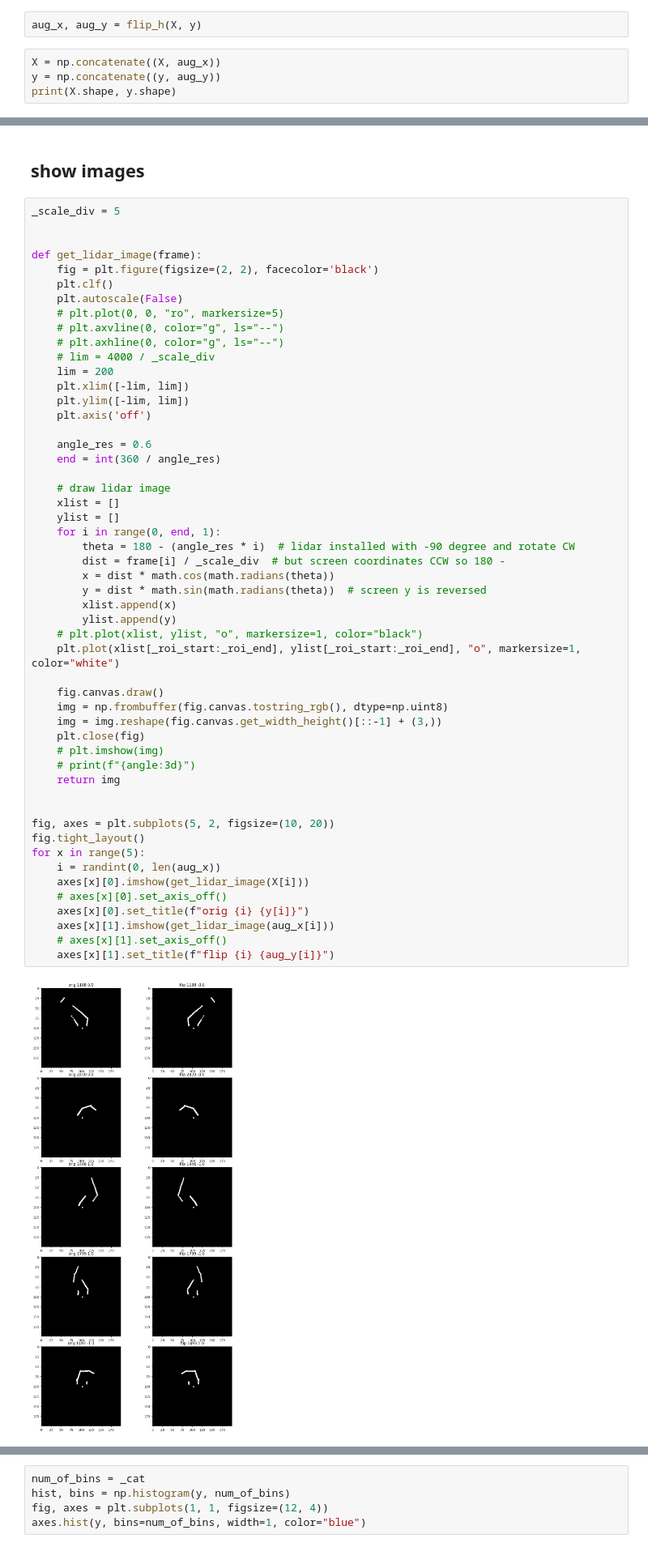
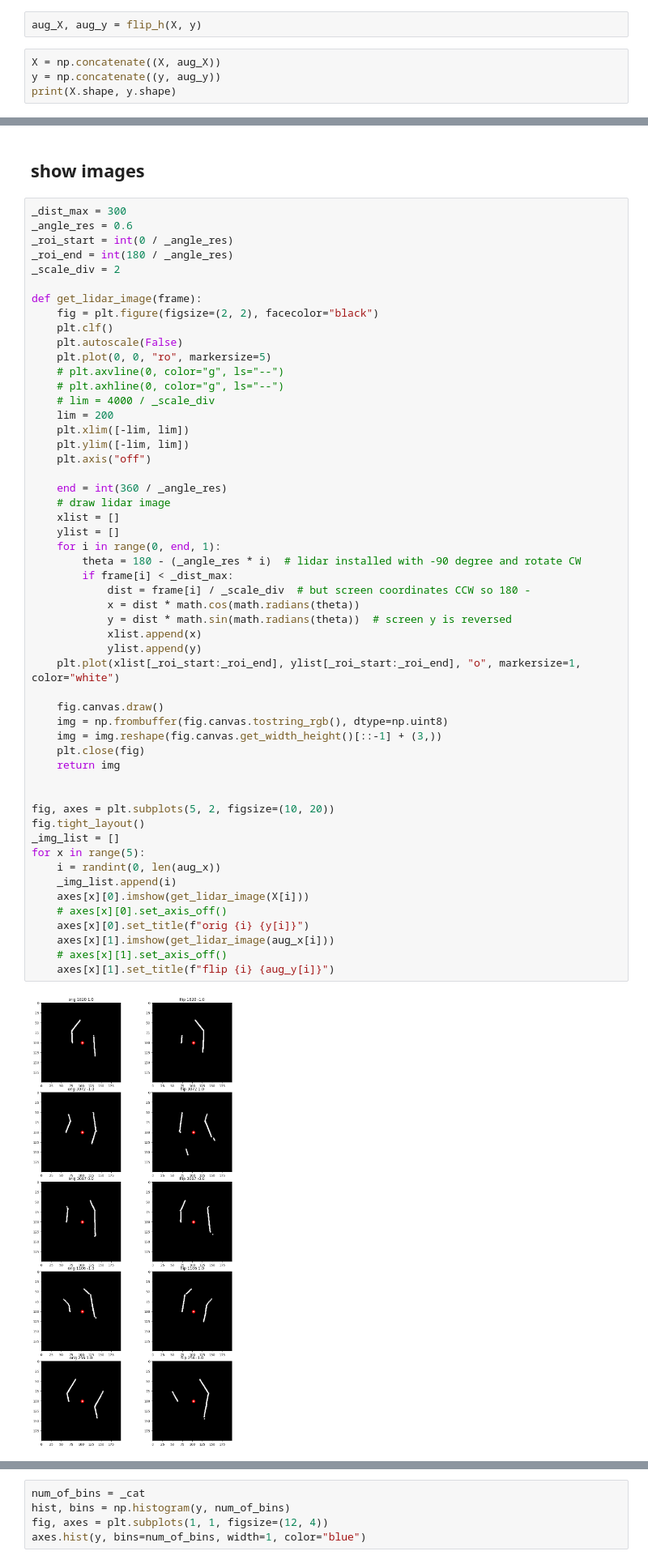
Before and after one commit to PingguSoft/esp32_rover, a Jupyter notebook: python-codes/rover_lidar.ipynb, the cells around one changed output, grey strips where cells are left out. Shown: that part at 81% size. Cells and saved outputs as stored; diff of their text form.

```diff
--- a/python-codes/rover_lidar.ipynb
+++ b/python-codes/rover_lidar.ipynb
@@ -74,9 +70,9 @@ print(f"{min(y)} ~ {max(y)} => {_cat} categories")
 # %% [markdown]
 ## flip left, right for data augmentation
 # %%
-aug_x, aug_y = flip_h(X, y)
+aug_X, aug_y = flip_h(X, y)
 # %%
-X = np.concatenate((X, aug_x))
+X = np.concatenate((X, aug_X))
 y = np.concatenate((y, aug_y))
 print(X.shape, y.shape)
 # %% [output]
@@ -84,59 +80,60 @@ print(X.shape, y.shape)
 # %% [markdown]
 ## show images
 # %%
-_scale_div = 5
-
+_dist_max = 300
+_angle_res = 0.6
+_roi_start = int(0 / _angle_res)
+_roi_end = int(180 / _angle_res)
+_scale_div = 2
 
 def get_lidar_image(frame):
-    fig = plt.figure(figsize=(2, 2), facecolor='black')
+    fig = plt.figure(figsize=(2, 2), facecolor="black")
     plt.clf()
     plt.autoscale(False)
-    # plt.plot(0, 0, "ro", markersize=5)
+    plt.plot(0, 0, "ro", markersize=5)
     # plt.axvline(0, color="g", ls="--")
     # plt.axhline(0, color="g", ls="--")
     # lim = 4000 / _scale_div
     lim = 200
     plt.xlim([-lim, lim])
     plt.ylim([-lim, lim])
-    plt.axis('off')
+    plt.axis("off")
 
-    angle_res = 0.6
-    end = int(360 / angle_res)
-
+    end = int(360 / _angle_res)
     # draw lidar image
     xlist = []
     ylist = []
     for i in range(0, end, 1):
-        theta = 180 - (angle_res * i)  # lidar installed with -90 degree and rotate CW
-        dist = frame[i] / _scale_div  # but screen coordinates CCW so 180 -
-        x = dist * math.cos(math.radians(theta))
-        y = dist * math.sin(math.radians(theta))  # screen y is reversed
-        xlist.append(x)
-        ylist.append(y)
-    # plt.plot(xlist, ylist, "o", markersize=1, color="black")
+        theta = 180 - (_angle_res * i)  # lidar installed with -90 degree and rotate CW
+        if frame[i] < _dist_max:
+            dist = frame[i] / _scale_div  # but screen coordinates CCW so 180 -
+            x = dist * math.cos(math.radians(theta))
+            y = dist * math.sin(math.radians(theta))  # screen y is reversed
+            xlist.append(x)
+            ylist.append(y)
     plt.plot(xlist[_roi_start:_roi_end], ylist[_roi_start:_roi_end], "o", markersize=1, color="white")
 
     fig.canvas.draw()
     img = np.frombuffer(fig.canvas.tostring_rgb(), dtype=np.uint8)
     img = img.reshape(fig.canvas.get_width_height()[::-1] + (3,))
     plt.close(fig)
-    # plt.imshow(img)
-    # print(f"{angle:3d}")
     return img
 
 
 fig, axes = plt.subplots(5, 2, figsize=(10, 20))
 fig.tight_layout()
+_img_list = []
 for x in range(5):
     i = randint(0, len(aug_x))
+    _img_list.append(i)
     axes[x][0].imshow(get_lidar_image(X[i]))
     # axes[x][0].set_axis_off()
     axes[x][0].set_title(f"orig {i} {y[i]}")
     axes[x][1].imshow(get_lidar_image(aug_x[i]))
     # axes[x][1].set_axis_off()
     axes[x][1].set_title(f"flip {i} {aug_y[i]}")
 # %% [output]
-[figure, old version]
+[figure, new version]
 # %%
 import logging
 
```
Also changed, not shown: parts of 3 cells of this notebook, 3 other files.
